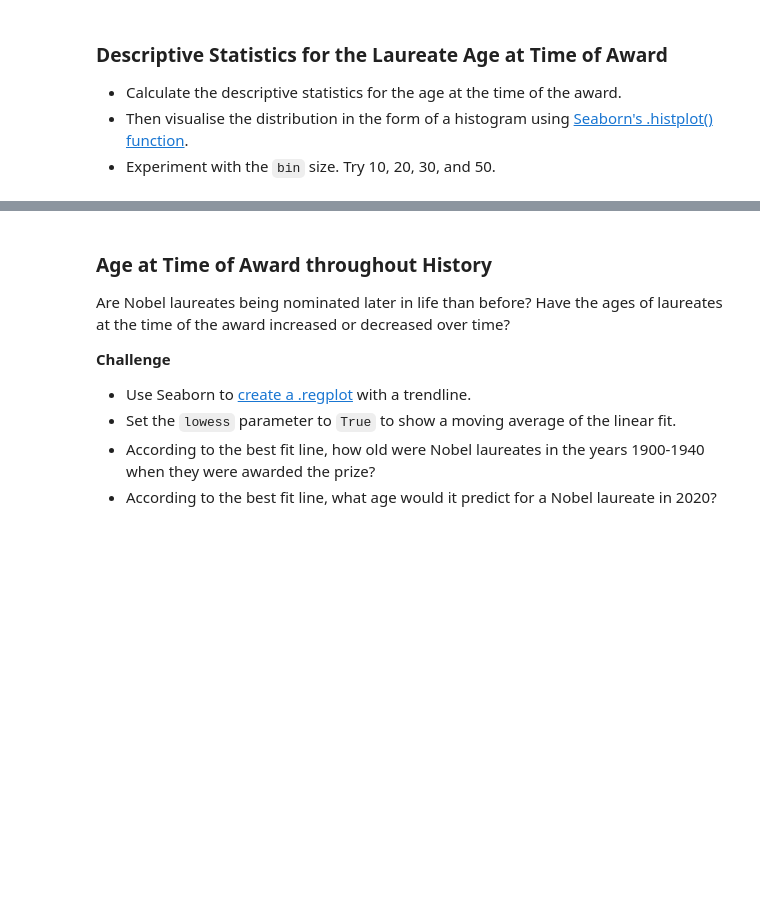
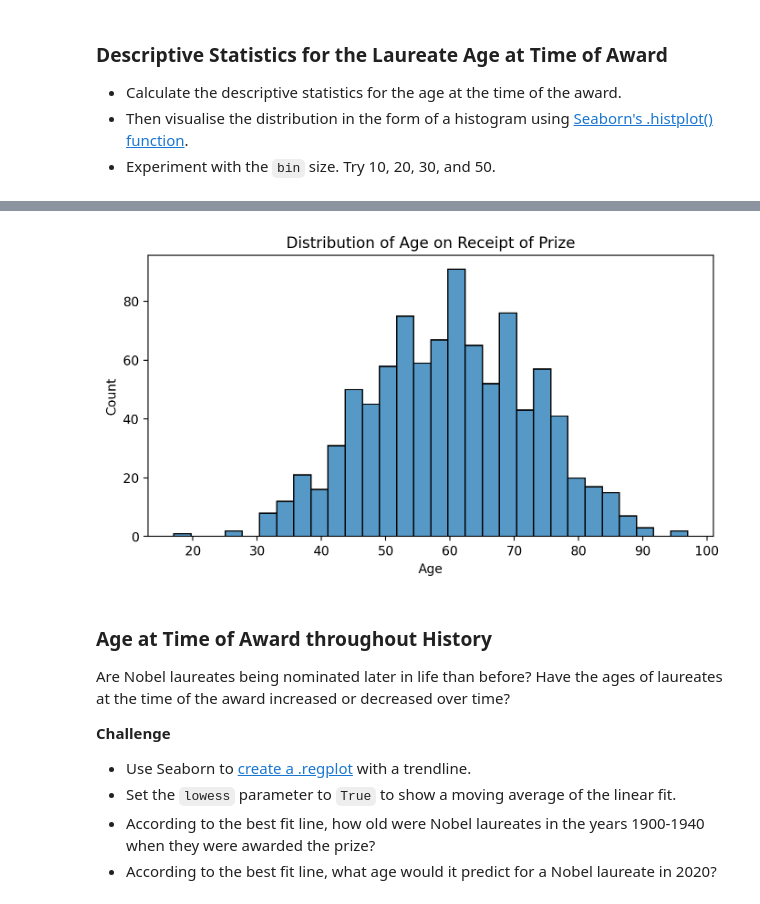
Before and after one commit to thedarkarchitect/basic_python_DS, a Jupyter notebook: Nobel+Prize+Analysis/Nobel_Prize_Analysis.ipynb, the cells around one changed output, grey strips where cells are left out. Saved outputs shown, nothing was run; the diff lists cells and outputs as text; code cells hidden in the pictures; blank space fills up the shorter version.

```diff
--- a/Nobel+Prize+Analysis/Nobel_Prize_Analysis.ipynb
+++ b/Nobel+Prize+Analysis/Nobel_Prize_Analysis.ipynb
@@ -768,6 +903,12 @@ Here's what you're aiming for:
 How Old Are the Laureates When the Win the Prize?
 
 **Challenge**: Calculate the age of the laureate in the year of the ceremony and add this as a column called `winning_age` to the `df_data` DataFrame. Hint: you can use [this](https://pandas.pydata.org/pandas-docs/stable/reference/api/pandas.Series.dt.html) to help you.
+# %%
+#Age of the laureate at the time of winnig the award
+#first we extract the year as a number from the birth_Date column
+year_born = df_data.birth_date.dt.year
+#now we can find the age
+df_data['winning_age'] = df_data.year - year_born
 # %% [markdown]
 ### Who were the oldest and youngest winners?
 
@@ -786,3 +947,13 @@ How Old Are the Laureates When the Win the Prize?
+# %%
+plt.figure(figsize=(8, 4), dpi=200)
+sns.histplot(data=df_data,
+             x=df_data.winning_age,
+             bins=30)
+plt.xlabel('Age')
+plt.title('Distribution of Age on Receipt of Prize')
+plt.show()
+# %% [output]
+[figure, added]
 # %% [markdown]
 ### Age at Time of Award throughout History
 
```
Also changed, not shown: parts of 15 cells of this notebook.
